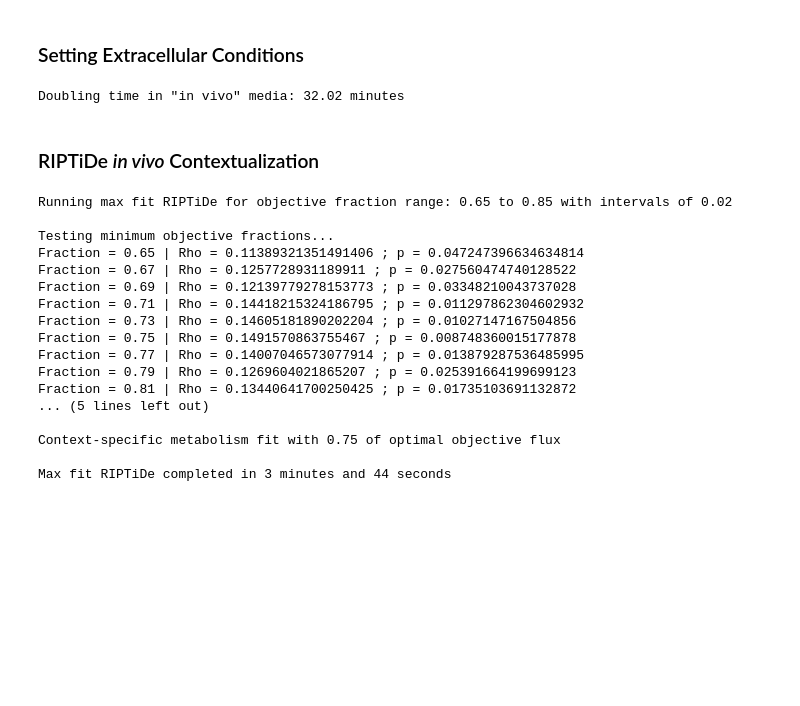
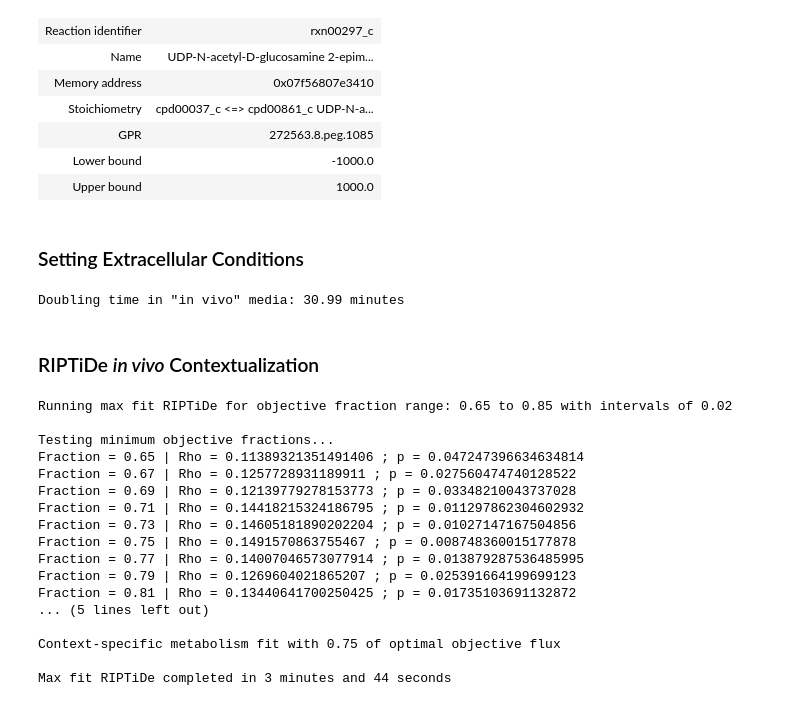
Before and after one commit to csbl/Jenior_CdifficileGENRE_2021, a Jupyter notebook: notebooks/in vivo Contextualization iCdG709.ipynb, the cells around one changed output. Saved outputs shown, nothing was run; the diff lists cells and outputs as text; code cells hidden in the pictures; blank space fills up the shorter version.

```diff
--- a/notebooks/in vivo Contextualization iCdG698.ipynb
+++ b/notebooks/in vivo Contextualization iCdG709.ipynb
@@ -1,7 +5,17 @@
 # %%
 from riptide import *
-iCdG698 = cobra.io.load_json_model('/home/mjenior/Desktop/repos/Jenior_Cdifficile_2019/data/reconstructions/iCdG698.json')
+iCdG698 = cobra.io.load_json_model('/home/mjenior/Desktop/repos/Jenior_Cdifficile_2019/data/reconstructions/iCdG709.json')
 iCdG698.reactions.rxn05178_c.bounds = (0., 1000.)
+# %%
+iCdG698.reactions.rxn00297_c
+# %% [output]
+| Reaction identifier | rxn00297_c |
+| Name | UDP-N-acetyl-D-glucosamine 2-epim... |
+| Memory address | 0x07f56807e3410 |
+| Stoichiometry | cpd00037_c <=> cpd00861_c UDP-N-a... |
+| GPR | 272563.8.peg.1085 |
+| Lower bound | -1000.0 |
+| Upper bound | 1000.0 |
 # %% [markdown]
 ### Setting Extracellular Conditions
 # %%
@@ -78,7 +92,7 @@ for rxn in iCdG698.exchanges:
 doubling = round((1.0 / iCdG698.slim_optimize()) * 3200.0, 2)
 print('Doubling time in \"in vivo\" media:',doubling,'minutes')
 # %% [output]
-Doubling time in "in vivo" media: 32.02 minutes
+Doubling time in "in vivo" media: 30.99 minutes
 # %% [markdown]
 ### RIPTiDe *in vivo* Contextualization
 # %%
```
Also changed, not shown: parts of 30 cells of this notebook, 8 other files.
